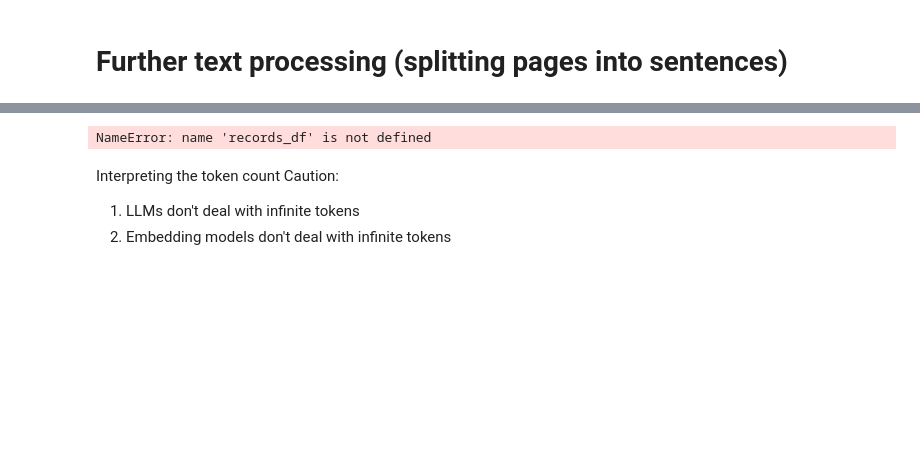
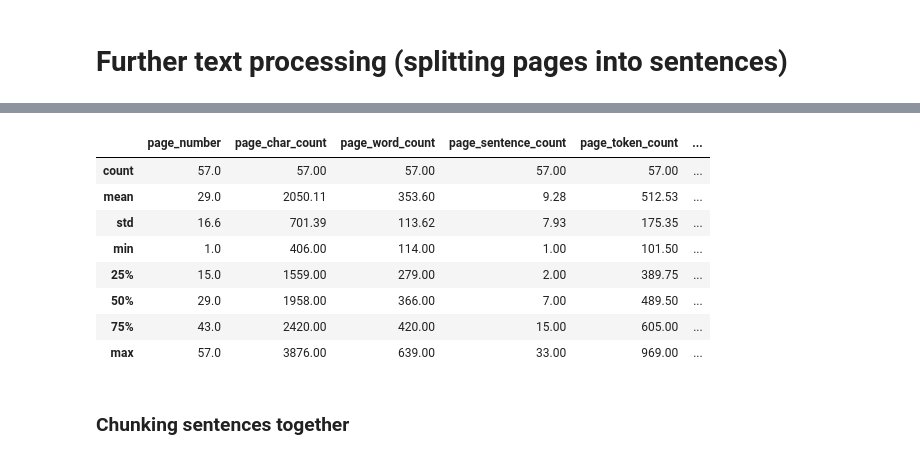
Before and after one commit to aplancher/RagWP, a Jupyter notebook: ragyou.ipynb, the cells around one changed output, grey strips where cells are left out. Saved outputs shown, nothing was run; the diff lists cells and outputs as text; code cells hidden in the pictures; blank space fills up the shorter version.

```diff
--- a/ragyou.ipynb
+++ b/ragyou.ipynb
@@ -383,11 +441,15 @@ import
 # %%
-# Drop Heading and Table of contents
-records_df = records_df[~records_df.page_number.isin([1, 2])].reset_index(drop=True)
+df = pd.DataFrame(pages_and_texts)
+df.describe().round(2)
 # %% [output]
-NameError: name 'records_df' is not defined
+|  | page_number | page_char_count | page_word_count | page_sentence_count | page_token_count | ... |
+| count | 57.0 | 57.00 | 57.00 | 57.00 | 57.00 | ... |
+| mean | 29.0 | 2050.11 | 353.60 | 9.28 | 512.53 | ... |
+| std | 16.6 | 701.39 | 113.62 | 7.93 | 175.35 | ... |
+| min | 1.0 | 406.00 | 114.00 | 1.00 | 101.50 | ... |
+| 25% | 15.0 | 1559.00 | 279.00 | 2.00 | 389.75 | ... |
+| 50% | 29.0 | 1958.00 | 366.00 | 7.00 | 489.50 | ... |
+| 75% | 43.0 | 2420.00 | 420.00 | 15.00 | 605.00 | ... |
+| max | 57.0 | 3876.00 | 639.00 | 33.00 | 969.00 | ... |
-# %% [markdown]
-Interpreting the token count
-Caution:
-
-1.  LLMs don't deal with infinite tokens
-2. Embedding models don't deal with infinite tokens
+# %% [markdown]
+### Chunking sentences together
```
Also changed, not shown: parts of 11 cells of this notebook.
